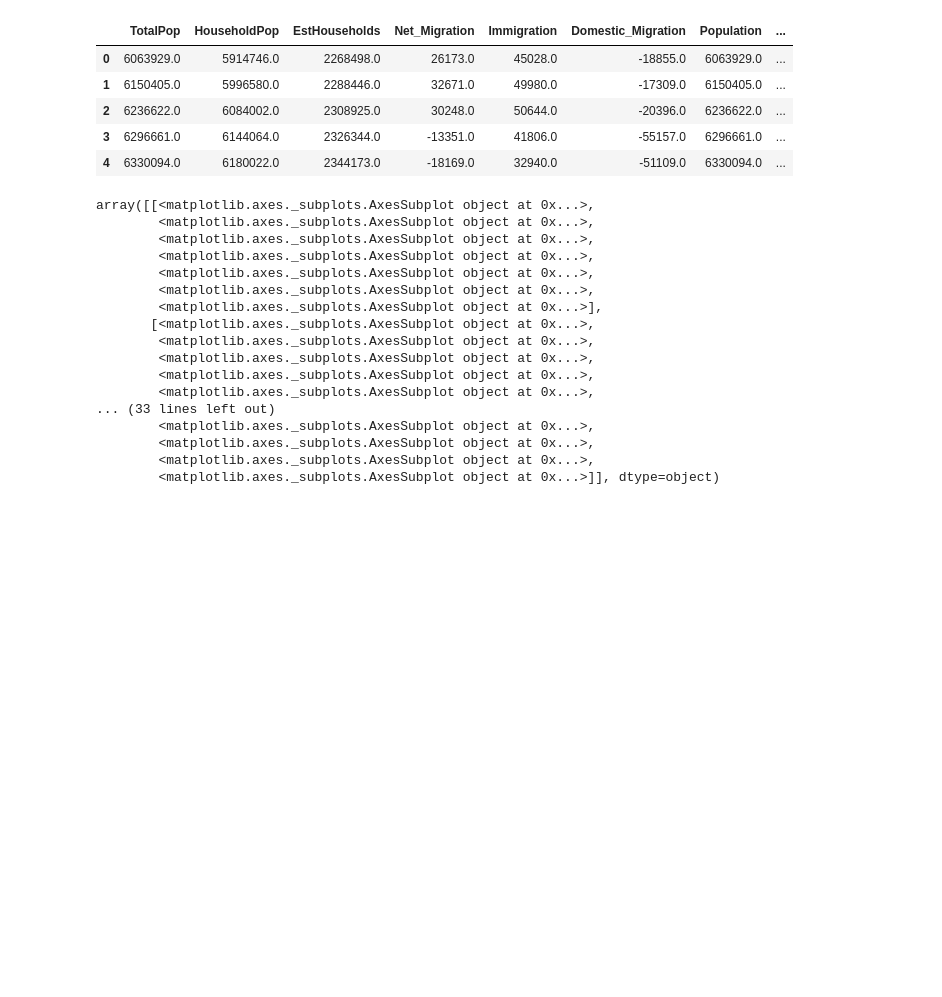
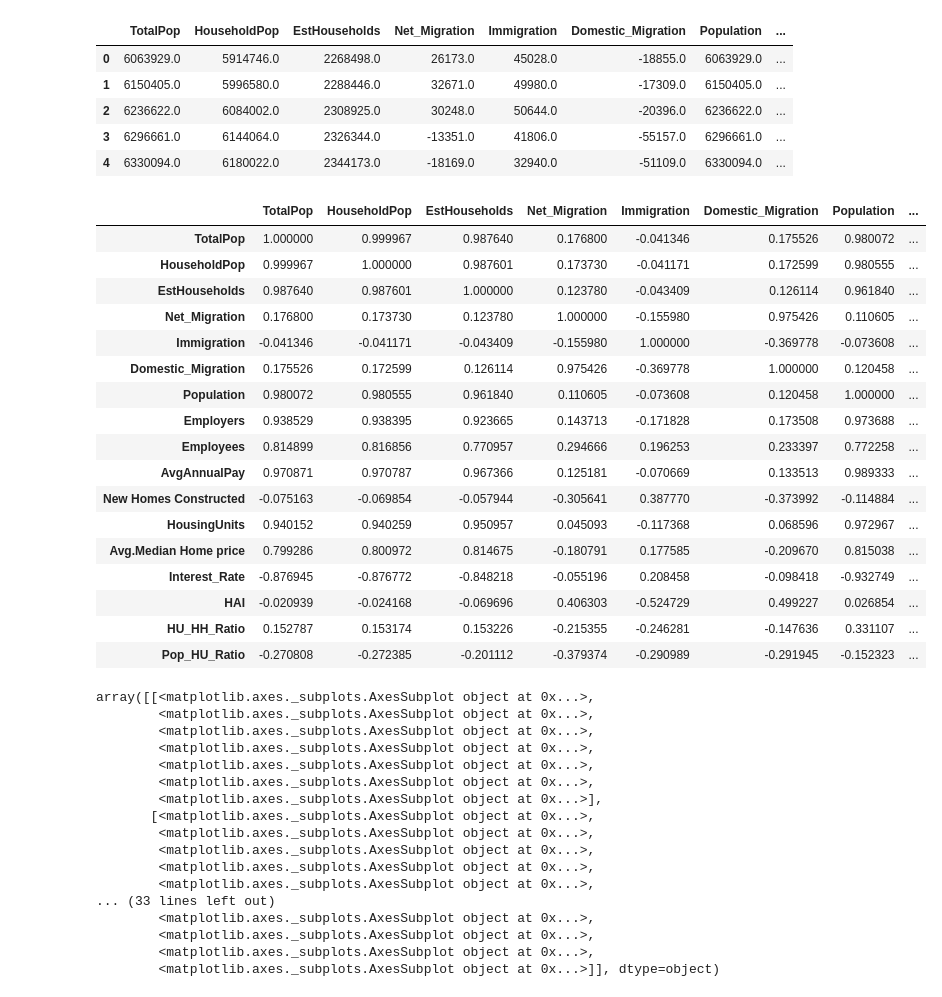
Before and after one commit to Niyatihd/BC-Project3, a Jupyter notebook: Bayarealvl_Initial_LinearRegressionModel_multiVar(3).ipynb, the cells around one changed output. Cells and saved outputs as stored; diff of their text form; code cells hidden in the pictures; blank space fills up the shorter version.

```diff
--- a/Bayarealvl_Initial_LinearRegressionModel_multiVar(3).ipynb
+++ b/Bayarealvl_Initial_LinearRegressionModel_multiVar(3).ipynb
@@ -20,6 +20,27 @@ df.head()
 | 2 | 6236622.0 | 6084002.0 | 2308925.0 | 30248.0 | 50644.0 | -20396.0 | 6236622.0 | ... |
 | 3 | 6296661.0 | 6144064.0 | 2326344.0 | -13351.0 | 41806.0 | -55157.0 | 6296661.0 | ... |
 | 4 | 6330094.0 | 6180022.0 | 2344173.0 | -18169.0 | 32940.0 | -51109.0 | 6330094.0 | ... |
+# %%
+df.corr()
+# %% [output]
+|  | TotalPop | HouseholdPop | EstHouseholds | Net_Migration | Immigration | Domestic_Migration | Population | ... |
+| TotalPop | 1.000000 | 0.999967 | 0.987640 | 0.176800 | -0.041346 | 0.175526 | 0.980072 | ... |
+| HouseholdPop | 0.999967 | 1.000000 | 0.987601 | 0.173730 | -0.041171 | 0.172599 | 0.980555 | ... |
+| EstHouseholds | 0.987640 | 0.987601 | 1.000000 | 0.123780 | -0.043409 | 0.126114 | 0.961840 | ... |
+| Net_Migration | 0.176800 | 0.173730 | 0.123780 | 1.000000 | -0.155980 | 0.975426 | 0.110605 | ... |
+| Immigration | -0.041346 | -0.041171 | -0.043409 | -0.155980 | 1.000000 | -0.369778 | -0.073608 | ... |
+| Domestic_Migration | 0.175526 | 0.172599 | 0.126114 | 0.975426 | -0.369778 | 1.000000 | 0.120458 | ... |
+| Population | 0.980072 | 0.980555 | 0.961840 | 0.110605 | -0.073608 | 0.120458 | 1.000000 | ... |
+| Employers | 0.938529 | 0.938395 | 0.923665 | 0.143713 | -0.171828 | 0.173508 | 0.973688 | ... |
+| Employees | 0.814899 | 0.816856 | 0.770957 | 0.294666 | 0.196253 | 0.233397 | 0.772258 | ... |
+| AvgAnnualPay | 0.970871 | 0.970787 | 0.967366 | 0.125181 | -0.070669 | 0.133513 | 0.989333 | ... |
+| New Homes Constructed | -0.075163 | -0.069854 | -0.057944 | -0.305641 | 0.387770 | -0.373992 | -0.114884 | ... |
+| HousingUnits | 0.940152 | 0.940259 | 0.950957 | 0.045093 | -0.117368 | 0.068596 | 0.972967 | ... |
+| Avg.Median Home price | 0.799286 | 0.800972 | 0.814675 | -0.180791 | 0.177585 | -0.209670 | 0.815038 | ... |
+| Interest_Rate | -0.876945 | -0.876772 | -0.848218 | -0.055196 | 0.208458 | -0.098418 | -0.932749 | ... |
+| HAI | -0.020939 | -0.024168 | -0.069696 | 0.406303 | -0.524729 | 0.499227 | 0.026854 | ... |
+| HU_HH_Ratio | 0.152787 | 0.153174 | 0.153226 | -0.215355 | -0.246281 | -0.147636 | 0.331107 | ... |
+| Pop_HU_Ratio | -0.270808 | -0.272385 | -0.201112 | -0.379374 | -0.290989 | -0.291945 | -0.152323 | ... |
 # %%
 df_new = df[["Avg.Median Home price","TotalPop","HouseholdPop","EstHouseholds" ,"Net_Migration","Immigration","Interest_Rate"]]
 # %%
```
Also changed, not shown: 2 other files.
